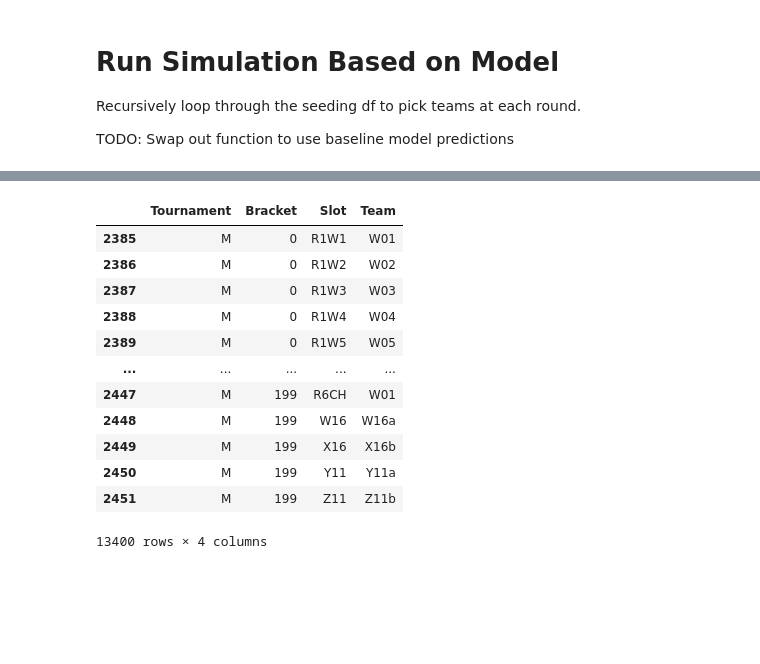
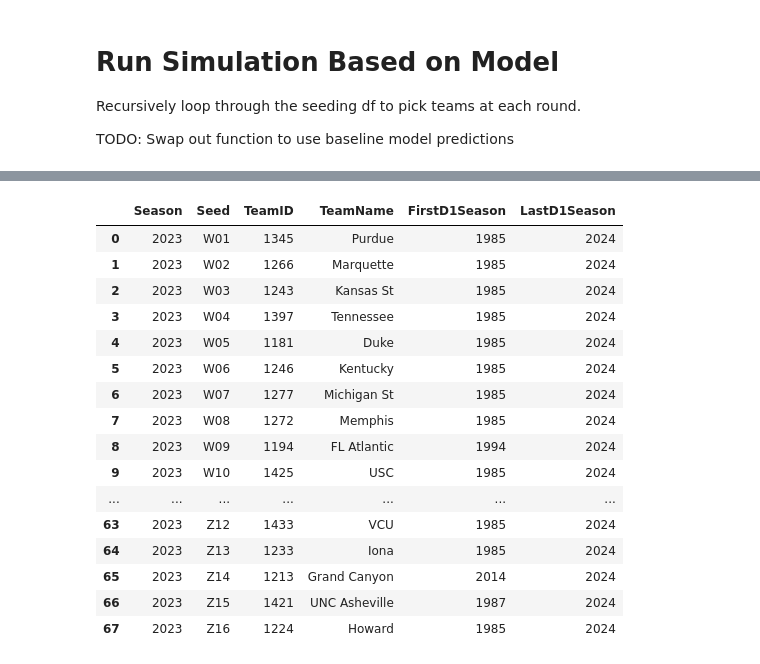
Before and after one commit to taylorlast/march_madness_2024, a Jupyter notebook: src/model_v2.ipynb, the cells around one changed output, grey strips where cells are left out. Cells and saved outputs as stored; diff of their text form; code cells hidden in the pictures; blank space fills up the shorter version.

```diff
--- a/src/model_v2.ipynb
+++ b/src/model_v2.ipynb
@@ -1096,3 +1095,27 @@ AttributeError: 'StandardScaler' object has no attribute 'feature_names_in_'
+# %%
+with pd.option_context('display.max_rows', None, 'display.max_columns', None):  # more options can be specified also
+
+    display(pd.merge(mens_data["MNCAATourneySeeds"][
+            mens_data["MNCAATourneySeeds"]["Season"] == 2023
+        ], mens_data["MTeams"], on="TeamID"))
+# %% [output]
+|  | Season | Seed | TeamID | TeamName | FirstD1Season | LastD1Season |
+| 0 | 2023 | W01 | 1345 | Purdue | 1985 | 2024 |
+| 1 | 2023 | W02 | 1266 | Marquette | 1985 | 2024 |
+| 2 | 2023 | W03 | 1243 | Kansas St | 1985 | 2024 |
+| 3 | 2023 | W04 | 1397 | Tennessee | 1985 | 2024 |
+| 4 | 2023 | W05 | 1181 | Duke | 1985 | 2024 |
+| 5 | 2023 | W06 | 1246 | Kentucky | 1985 | 2024 |
+| 6 | 2023 | W07 | 1277 | Michigan St | 1985 | 2024 |
+| 7 | 2023 | W08 | 1272 | Memphis | 1985 | 2024 |
+| 8 | 2023 | W09 | 1194 | FL Atlantic | 1994 | 2024 |
+| 9 | 2023 | W10 | 1425 | USC | 1985 | 2024 |
+| ... | ... | ... | ... | ... | ... | ... |
+| 63 | 2023 | Z12 | 1433 | VCU | 1985 | 2024 |
+| 64 | 2023 | Z13 | 1233 | Iona | 1985 | 2024 |
+| 65 | 2023 | Z14 | 1213 | Grand Canyon | 2014 | 2024 |
+| 66 | 2023 | Z15 | 1421 | UNC Asheville | 1987 | 2024 |
+| 67 | 2023 | Z16 | 1224 | Howard | 1985 | 2024 |
 # %%
 # Add multiprocessing to this function or offload to GPU
 brackets = {}
@@ -1146,19 +1169,3 @@ for i in tqdm(range(200)):
 df = pd.concat(brackets.values(), ignore_index=False)
 # %%
 # df.to_csv("../data/submissions/model_v2_5000_runs.csv")
-# %%
-df
-# %% [output]
-|  | Tournament | Bracket | Slot | Team |
-| 2385 | M | 0 | R1W1 | W01 |
-| 2386 | M | 0 | R1W2 | W02 |
-| 2387 | M | 0 | R1W3 | W03 |
-| 2388 | M | 0 | R1W4 | W04 |
-| 2389 | M | 0 | R1W5 | W05 |
-| ... | ... | ... | ... | ... |
-| 2447 | M | 199 | R6CH | W01 |
-| 2448 | M | 199 | W16 | W16a |
-| 2449 | M | 199 | X16 | X16b |
-| 2450 | M | 199 | Y11 | Y11a |
-| 2451 | M | 199 | Z11 | Z11b |
-13400 rows × 4 columns
```
Also changed, not shown: parts of 12 cells of this notebook, 2 other files.
